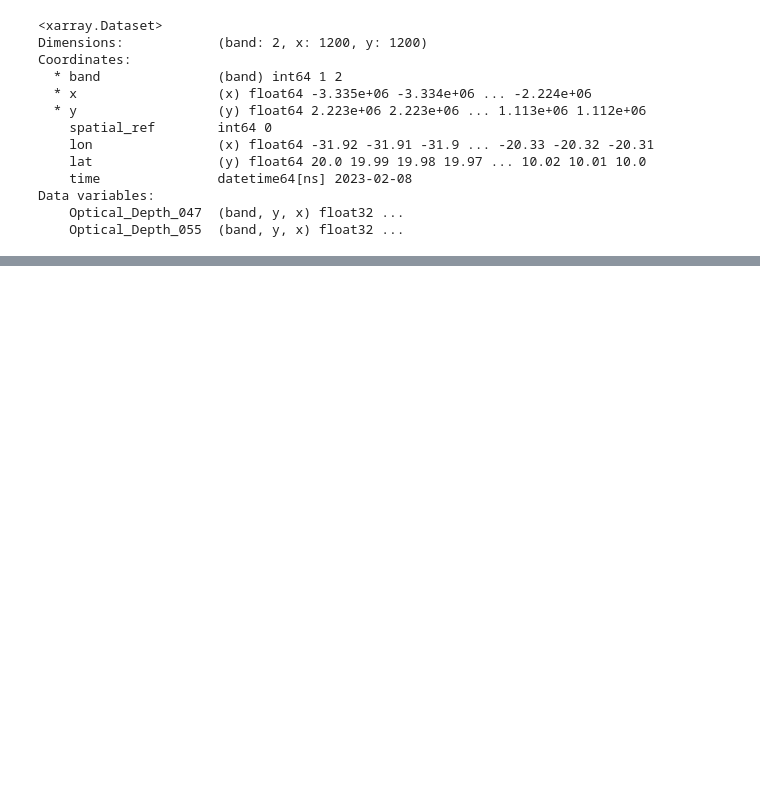
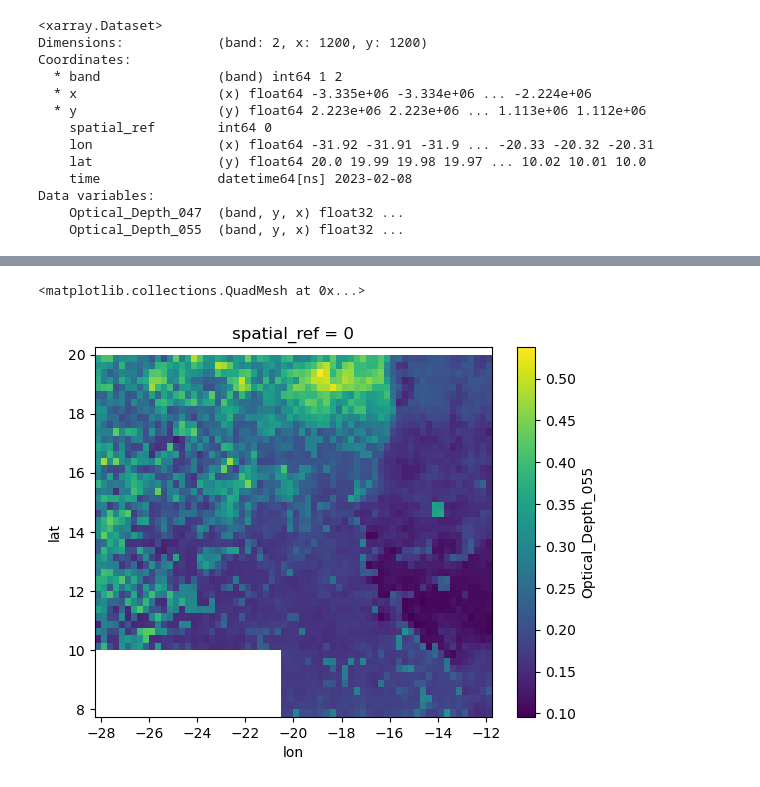
Before and after one commit to mardatade/2024_mardata_OSCM_challenge_2_firstlook, a Jupyter notebook: notebooks/2024-03-13_prep_aod_sat_data.ipynb, the cells around one changed output, grey strips where cells are left out. Cells and saved outputs as stored; diff of their text form; code cells hidden in the pictures; blank space fills up the shorter version.

```diff
--- a/notebooks/2024-03-13_prep_aod_sat_data.ipynb
+++ b/notebooks/2024-03-13_prep_aod_sat_data.ipynb
@@ -273,0 +261,5 @@ regridded_ds.to_netcdf(
+# %%
+regridded_ds.std("time").Optical_Depth_055.T.plot()
+# %% [output]
+<matplotlib.collections.QuadMesh at 0x...>
+[figure, added]
```
Also changed, not shown: parts of 7 cells of this notebook, 1 other file.
